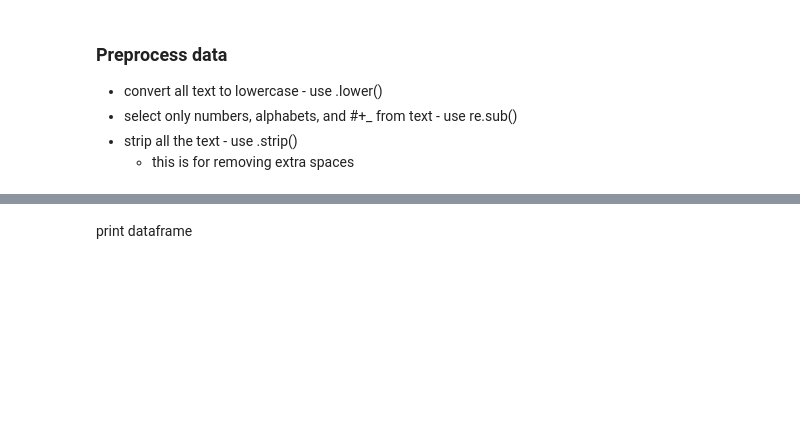
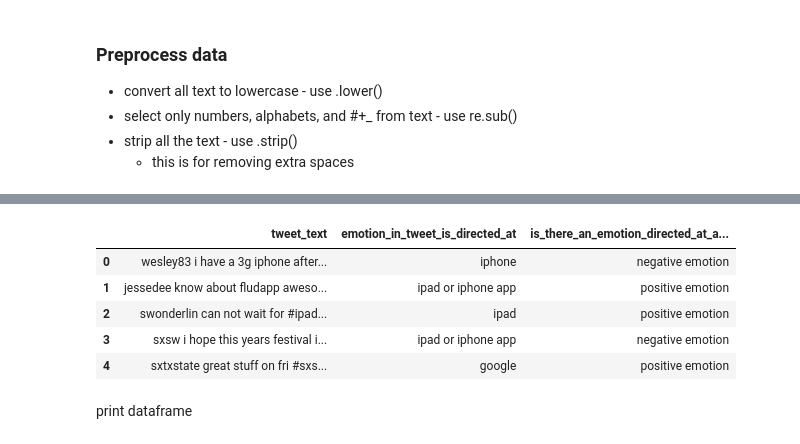
Before and after one commit to beejal27/Course-Labs, a Jupyter notebook: Residency08/R8_Internal_Lab_Questions.ipynb, the cells around one changed output, grey strips where cells are left out. Cells and saved outputs as stored; diff of their text form; code cells hidden in the pictures; blank space fills up the shorter version.

```diff
--- a/Residency08/R8_Internal_Lab_Questions.ipynb
+++ b/Residency08/R8_Internal_Lab_Questions.ipynb
@@ -552,2 +656,15 @@ AttributeError: ("'float' object has no attribute 'lower'", 'occurred at index e
+# %%
+# strip all the text - use .strip()
+
+lambda_strip = lambda s: s.strip() if type(s) == str else s
+df = df.applymap(lambda_strip)
+df.head()
+# %% [output]
+|  | tweet_text | emotion_in_tweet_is_directed_at | is_there_an_emotion_directed_at_a... |
+| 0 | wesley83 i have a 3g iphone after... | iphone | negative emotion |
+| 1 | jessedee know about fludapp aweso... | ipad or iphone app | positive emotion |
+| 2 | swonderlin can not wait for #ipad... | ipad | positive emotion |
+| 3 | sxsw i hope this years festival i... | ipad or iphone app | negative emotion |
+| 4 | sxtxstate great stuff on fri #sxs... | google | positive emotion |
 # %% [markdown]
 print dataframe
```
Also changed, not shown: parts of 47 cells of this notebook.
